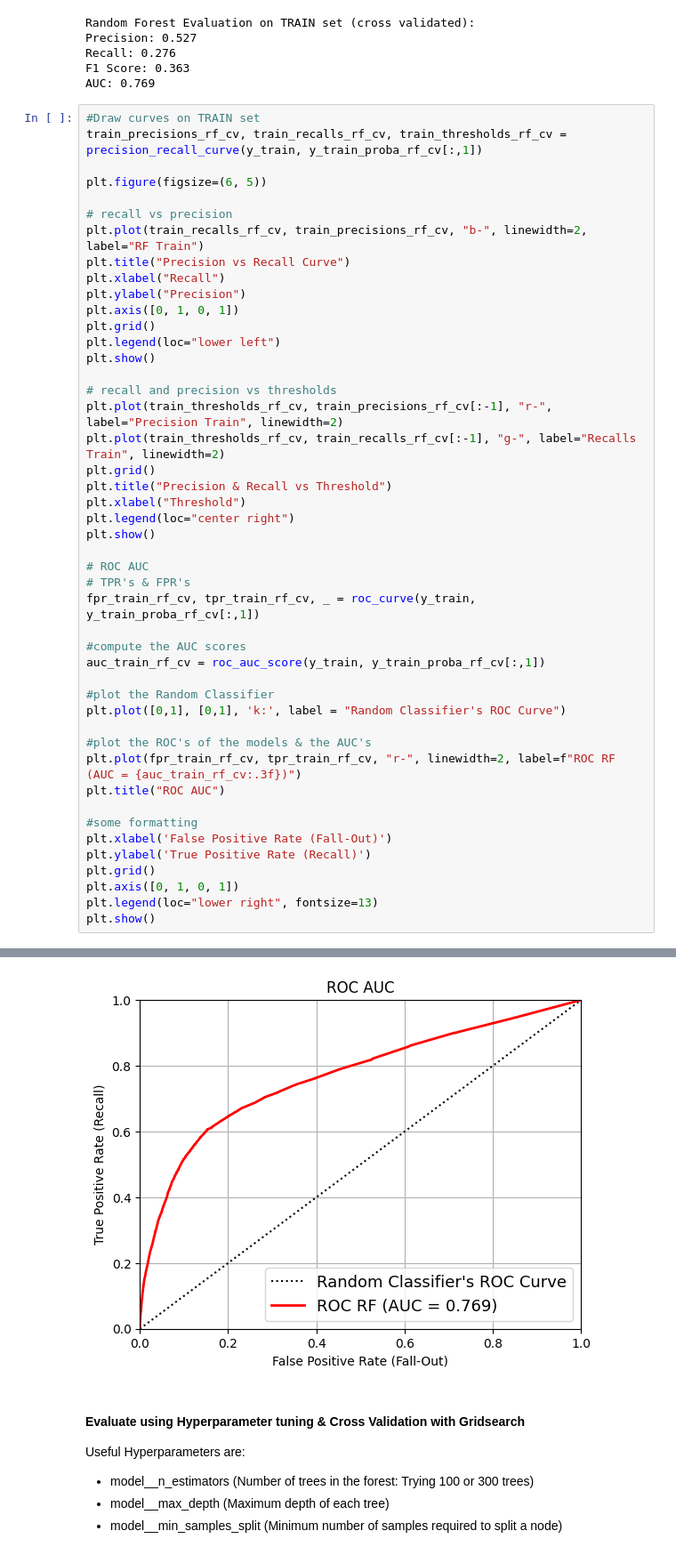
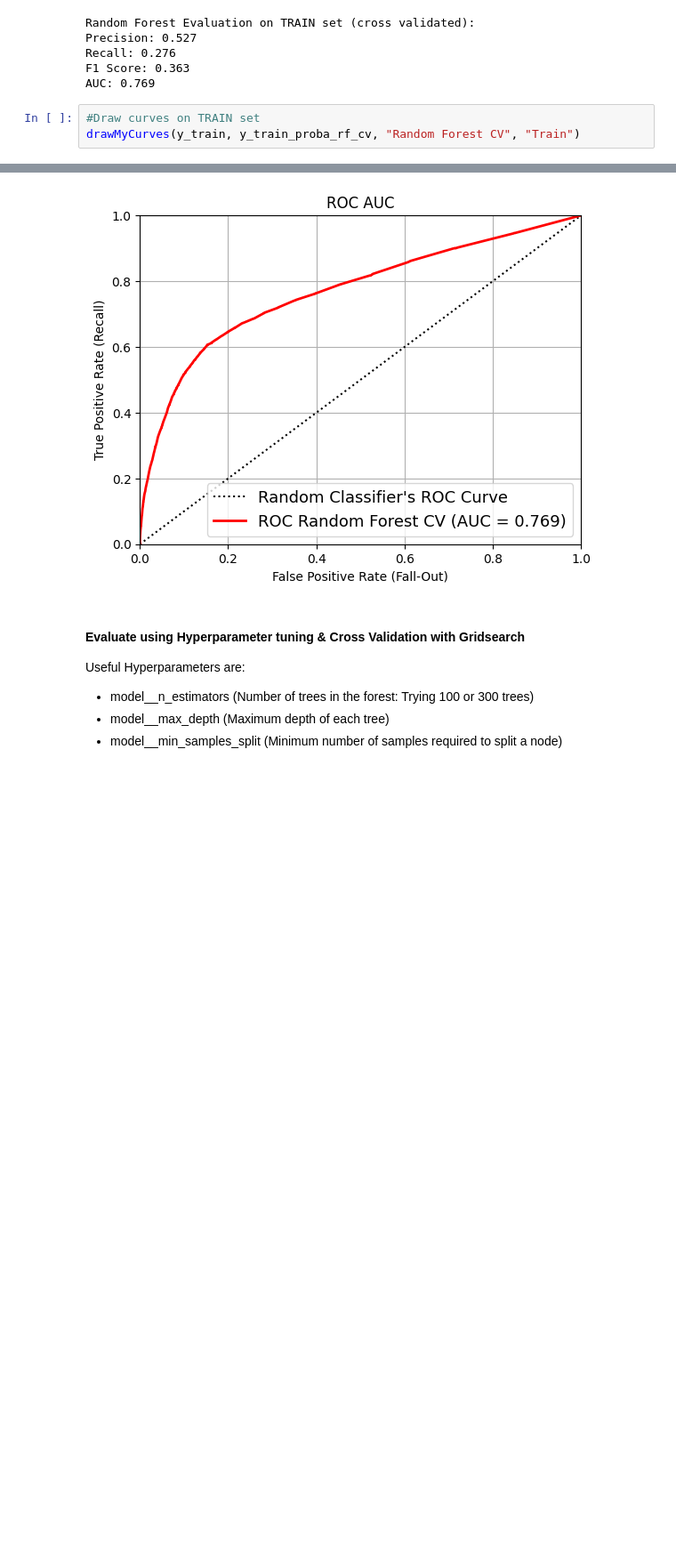
Before and after one commit to elen-ladder/MADS_Bank_Telemarketing, a Jupyter notebook: BankMarketing_Shared.ipynb, the cells around one changed output, grey strips where cells are left out. Shown at 89% size. Cells and saved outputs as stored; diff of their text form; blank space fills up the shorter version.

```diff
--- a/BankMarketing_Shared.ipynb
+++ b/BankMarketing_Shared.ipynb
@@ -1004,48 +915,5 @@ F1 Score: 0.363
 AUC: 0.769
 # %%
 #Draw curves on TRAIN set
-train_precisions_rf_cv, train_recalls_rf_cv, train_thresholds_rf_cv = precision_recall_curve(y_train, y_train_proba_rf_cv[:,1])
-
-plt.figure(figsize=(6, 5))
-
-# recall vs precision
-plt.plot(train_recalls_rf_cv, train_precisions_rf_cv, "b-", linewidth=2, label="RF Train")
-plt.title("Precision vs Recall Curve")
-plt.xlabel("Recall")
-plt.ylabel("Precision")
-plt.axis([0, 1, 0, 1])
-plt.grid()
-plt.legend(loc="lower left")
-plt.show()
-
-# recall and precision vs thresholds
-plt.plot(train_thresholds_rf_cv, train_precisions_rf_cv[:-1], "r-", label="Precision Train", linewidth=2)
-plt.plot(train_thresholds_rf_cv, train_recalls_rf_cv[:-1], "g-", label="Recalls Train", linewidth=2)
-plt.grid()
-plt.title("Precision & Recall vs Threshold")
-plt.xlabel("Threshold")
-plt.legend(loc="center right")
-plt.show()
-
-# ROC AUC
-# TPR's & FPR's
-fpr_train_rf_cv, tpr_train_rf_cv, _ = roc_curve(y_train, y_train_proba_rf_cv[:,1])
-
-#compute the AUC scores
-auc_train_rf_cv = roc_auc_score(y_train, y_train_proba_rf_cv[:,1])
-
-#plot the Random Classifier
-plt.plot([0,1], [0,1], 'k:', label = "Random Classifier's ROC Curve")
-
-#plot the ROC's of the models & the AUC's
-plt.plot(fpr_train_rf_cv, tpr_train_rf_cv, "r-", linewidth=2, label=f"ROC RF (AUC = {auc_train_rf_cv:.3f})")
-plt.title("ROC AUC")
-
-#some formatting
-plt.xlabel('False Positive Rate (Fall-Out)')
-plt.ylabel('True Positive Rate (Recall)')
-plt.grid()
-plt.axis([0, 1, 0, 1])
-plt.legend(loc="lower right", fontsize=13)
-plt.show()
+drawMyCurves(y_train, y_train_proba_rf_cv, "Random Forest CV", "Train")
 # %% [output]
@@ -1053,5 +921,5 @@ plt.show()
 [figure]
-[figure, old version]
+[figure, new version]
 # %% [markdown]
 
 #### Evaluate using Hyperparameter tuning & Cross Validation with Gridsearch
```
Also changed, not shown: parts of 10 cells of this notebook.
